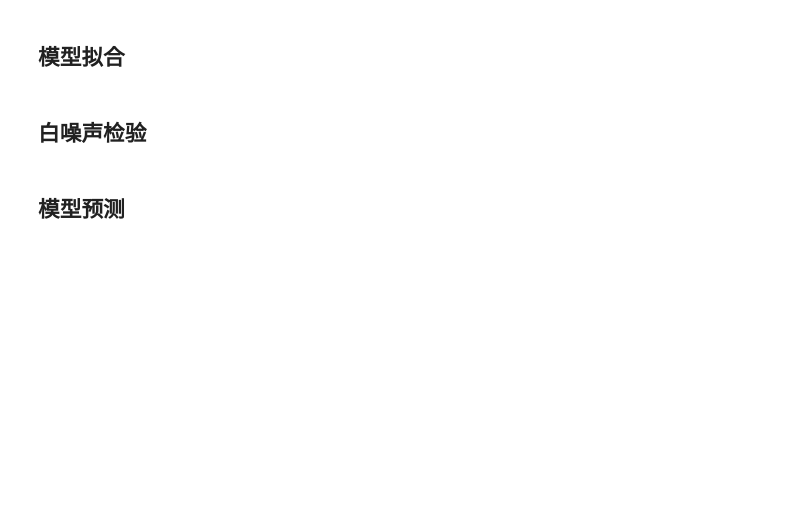
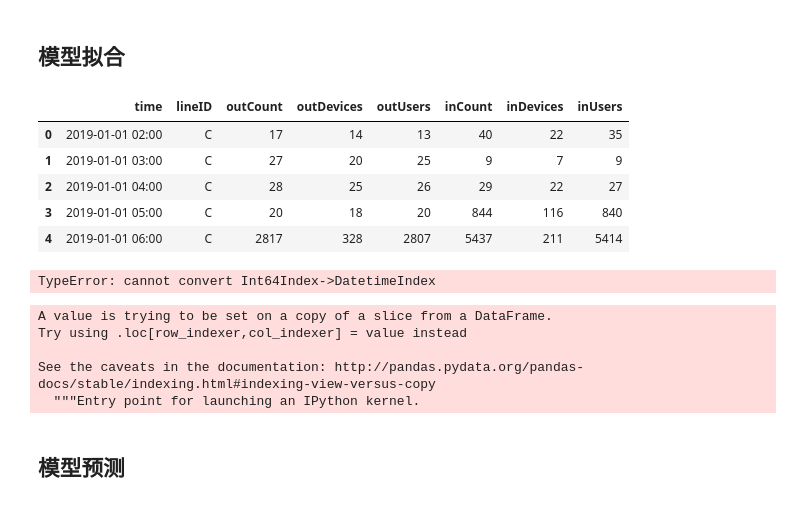
Before and after one commit to lvyuhong/Metro, a Jupyter notebook: AMRAModle.ipynb, the cells around one changed output. Saved outputs shown, nothing was run; the diff lists cells and outputs as text; code cells hidden in the pictures; blank space fills up the shorter version.

```diff
--- a/AMRAModle.ipynb
+++ b/AMRAModle.ipynb
@@ -100,8 +125,7 @@ def test_stationarity(timeseries):
     #此函数返回的是p值
 # %%
 ## 平稳性检验
-line = linesDay[(linesDay['lineID']=='C')&(linesDay['time']>'2019-01-01')]
-line.reset_index(drop=True,inplace=True)
+
 diff=0
 adf = ADF(line['inCount'])
 if adf[1]>0.05:
@@ -168,2 +267,19 @@ order.bic_min_order
 # %% [markdown]
 ## 模型拟合
+# %%
+line.head()
+# %% [output]
+|  | time | lineID | outCount | outDevices | outUsers | inCount | inDevices | inUsers |
+| 0 | 2019-01-01 02:00 | C | 17 | 14 | 13 | 40 | 22 | 35 |
+| 1 | 2019-01-01 03:00 | C | 27 | 20 | 25 | 9 | 7 | 9 |
+| 2 | 2019-01-01 04:00 | C | 28 | 25 | 26 | 29 | 22 | 27 |
+| 3 | 2019-01-01 05:00 | C | 20 | 18 | 20 | 844 | 116 | 840 |
+| 4 | 2019-01-01 06:00 | C | 2817 | 328 | 2807 | 5437 | 211 | 5414 |
+# %%
+# line['time'] = line['time'].apply(lambda x : x+':00')
+# line.set_index('time')
+line.index = pd.DatetimeIndex(line.index)
+ts2 = line['inCount']
+# line.head()
+# %% [output]
+TypeError: cannot convert Int64Index->DatetimeIndex
@@ -170,3 +288,12 @@ order.bic_min_order
+# %%
+line['inCount'] = line['inCount'].astype(np.float64)
+ts2 = line['inCount']
+# %% [output]
+A value is trying to be set on a copy of a slice from a DataFrame.
+Try using .loc[row_indexer,col_indexer] = value instead
+
+See the caveats in the documentation: http://pandas.pydata.org/pandas-docs/stable/indexing.html#indexing-view-versus-copy
+  """Entry point for launching an IPython kernel.
 # %%
 #模型检验：模型确立后，检验其残差序列是否为白噪声
 lagnum=12#残差延迟个数
@@ -178,2 +310,0 @@ pred_error = (xdata_pred - xdata).dropna() #计算残差
-# %% [markdown]
-## 白噪声检验
```
Also changed, not shown: parts of 27 cells of this notebook, 1 other file.
